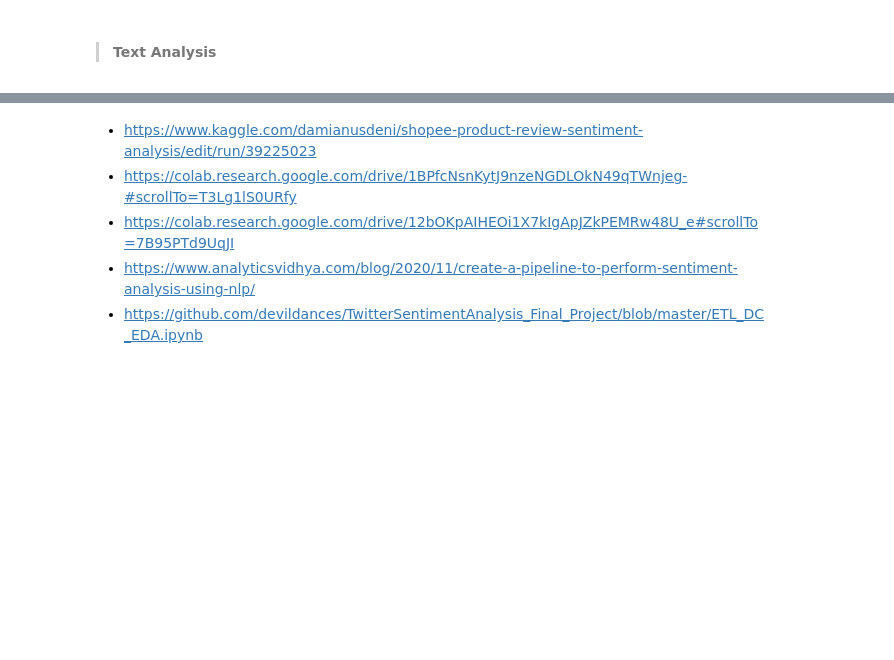
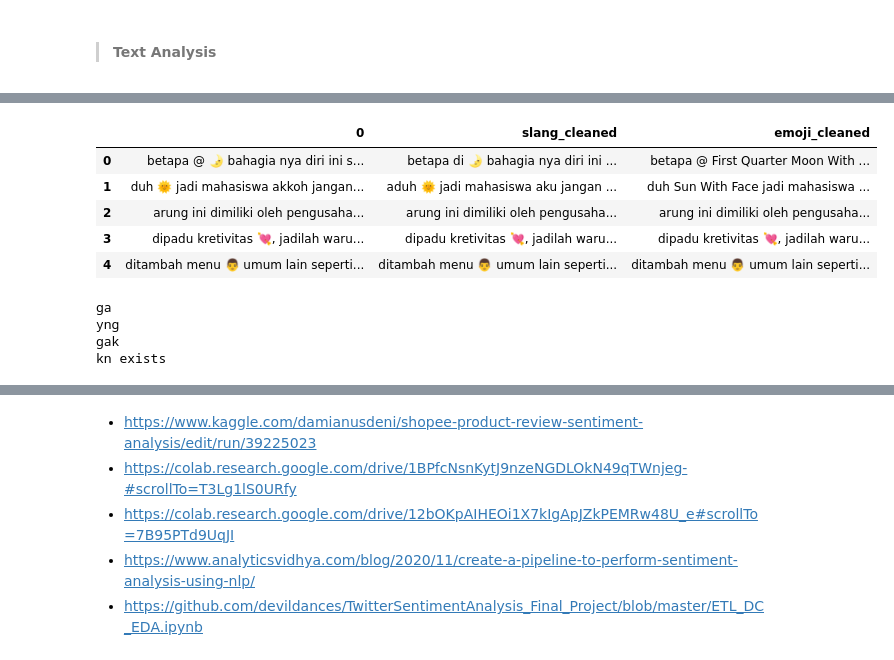
Before and after one commit to Damianus04/data-science-purwadhika-final-project, a Jupyter notebook: 1-sentiment-analysis-dataset.ipynb, the cells around one changed output, grey strips where cells are left out. Cells and saved outputs as stored; diff of their text form; code cells hidden in the pictures; blank space fills up the shorter version.

```diff
--- a/1-sentiment-analysis-dataset.ipynb
+++ b/1-sentiment-analysis-dataset.ipynb
@@ -561,0 +571,27 @@ x
+# %%
+with open("Data/data_slang_words_dictionary.txt", 'rb') as handle:
+    slang_data = json.load(handle)
+# %%
+def slang_converter(x):
+    x_split = x.split(" ")
+    for i in x_split:
+        if i in list(slang_data.keys()):
+            x_split[x_split.index(i)] = slang_data[i]
+        else:
+            pass
+    x_split_converted = " ".join(x_split)
+    return x_split_converted
+# %%
+def emoji_converter(text):
+    text_split = text.split(" ")
+    for i in text_split:
+        if i in list(emoji_data.keys()):
+            text_split[text_split.index(i)] = emoji_data[i]
+        else:
+            pass
+    text_split_converted = " ".join(text_split)
+    return text_split_converted
+# %%
+x = ['betapa @ 🌛 bahagia nya diri ini saat unboxing pake, afaik ', 'duh 🌞 jadi mahasiswa akkoh jangan sombong dong ahaha kasih', "arung ini dimiliki oleh pengusaha pabrik tahu yang sudah puluhan tahun terkenal membuat tahu putih di bandung . tahu berkualitas , dipadu keahlian memasak" , "dipadu kretivitas 💘, jadilah warung yang menyajikan menu utama berbahan tahu" , "ditambah menu 👨 umum lain seperti ayam . semuanya selera indonesia . "]
+x = pd.DataFrame(x)
+x
@@ -561,0 +605,12 @@ x
+# %%
+x['slang_cleaned'] = x[0].apply(lambda x: slang_converter(x))
+x['emoji_cleaned'] = x[0].apply(lambda x: emoji_converter(x))
+
+x
+# %% [output]
+|  | 0 | slang_cleaned | emoji_cleaned |
+| 0 | betapa @ 🌛 bahagia nya diri ini s... | betapa di 🌛 bahagia nya diri ini ... | betapa @ First Quarter Moon With ... |
+| 1 | duh 🌞 jadi mahasiswa akkoh jangan... | aduh 🌞 jadi mahasiswa aku jangan ... | duh Sun With Face jadi mahasiswa ... |
+| 2 | arung ini dimiliki oleh pengusaha... | arung ini dimiliki oleh pengusaha... | arung ini dimiliki oleh pengusaha... |
+| 3 | dipadu kretivitas 💘, jadilah waru... | dipadu kretivitas 💘, jadilah waru... | dipadu kretivitas 💘, jadilah waru... |
+| 4 | ditambah menu 👨 umum lain seperti... | ditambah menu 👨 umum lain seperti... | ditambah menu 👨 umum lain seperti... |
@@ -561,0 +619,11 @@ x
+# %%
+for i in list_kata:
+    if i in list(slang_data.keys()):
+        print(f'{i} exists')
+    else:
+        print(i)
+# %% [output]
+ga
+yng
+gak
+kn exists
```
Also changed, not shown: parts of 18 cells of this notebook, 7 other files.
